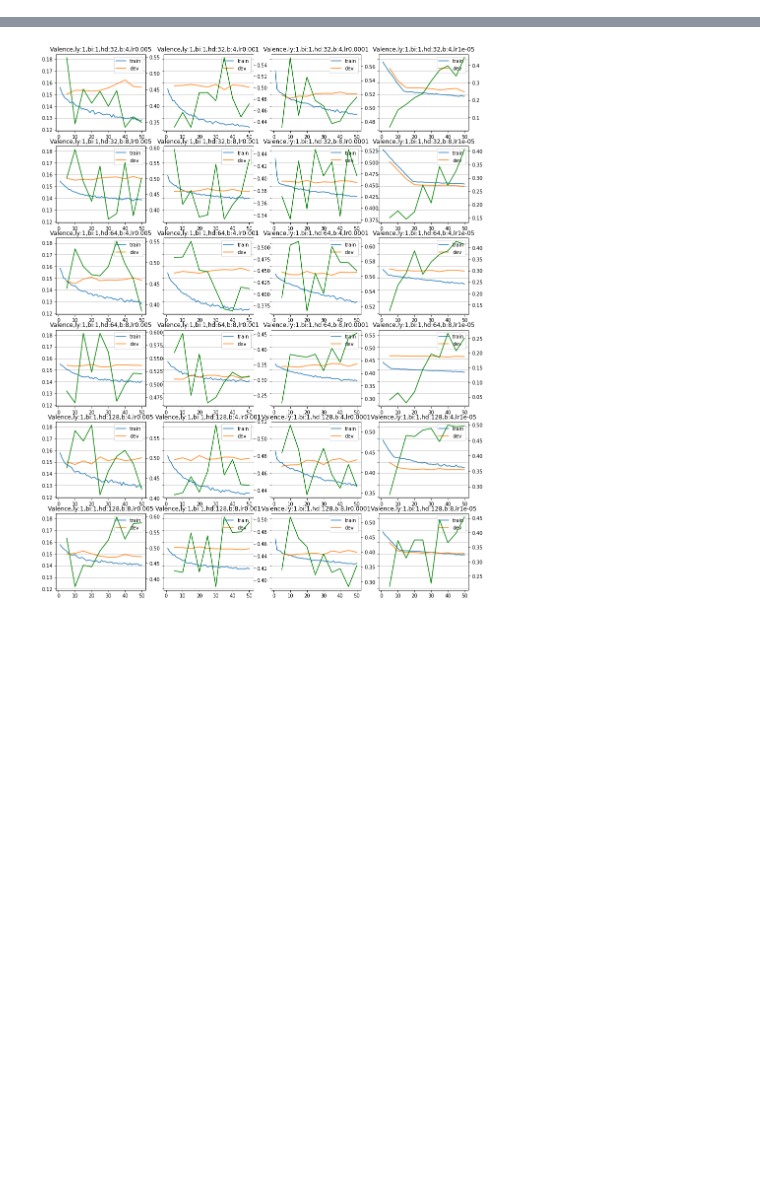
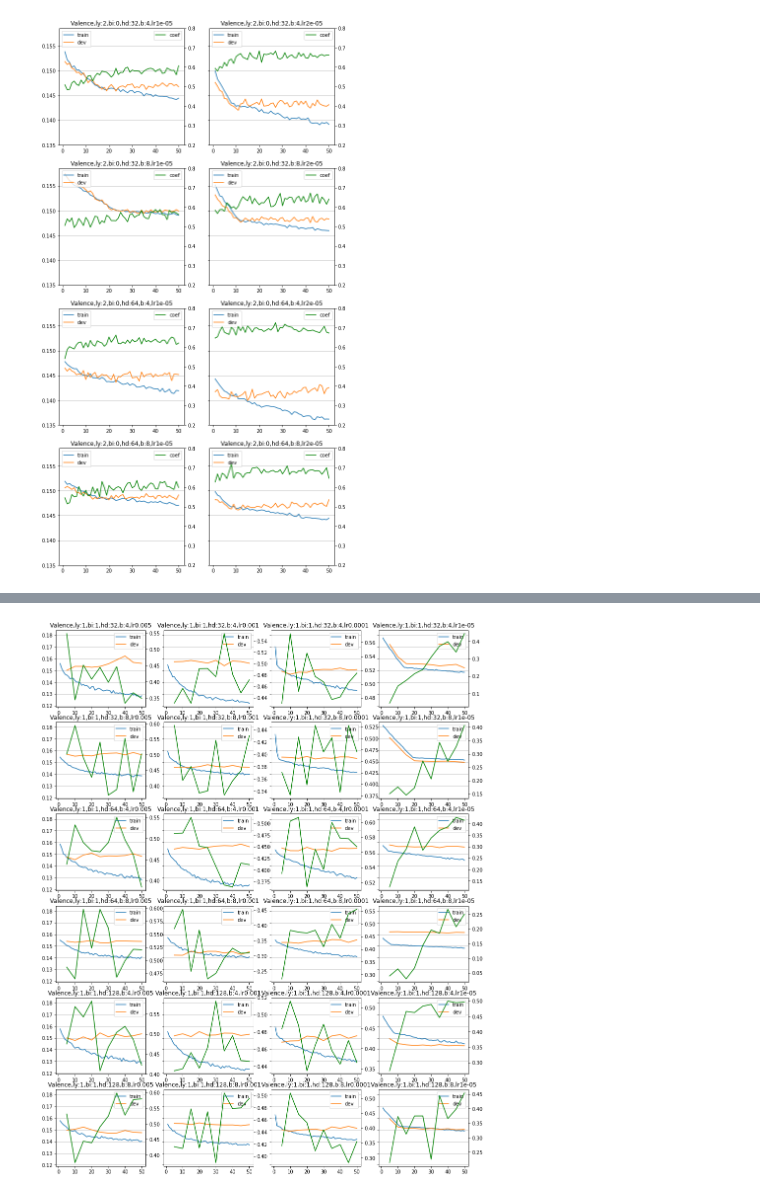
Before and after one commit to kurarrr/emotional-chatapp-core, a Jupyter notebook: api/analysis/plot.ipynb, the cells around one changed output, grey strips where cells are left out. Drawn from its saved outputs; the diff is of its cells as text; code cells hidden in the pictures; blank space fills up the shorter version.

```diff
--- a/api/analysis/plot.ipynb
+++ b/api/analysis/plot.ipynb
@@ -79,3 +122,38 @@ def plot_jsons_coef(json_dir,image_dir,names,titles,height,width,figsize=(10,20)
+# %%
+# dat_cross_valid_word_cut_only をみる
+# vad_types = ['Valence','Arousal']
+vad_types = ['Valence']
+
+json_dir = './dat_model_json/dat_cross_valid_word_cut_only/json/'
+image_dir = './image/dat_cross_valid_word_cut_only/'
+
+bss = [4,8]
+# lrs = [1e-5,2e-5,4e-5]
+lrs = [1e-5,2e-5]
+
+hidden_dims = [32,64]
+num_layers = [2]
+bis = [0]
+
+names = []
+titles = []
+
+for vad_type in vad_types:
+    for bi in bis:
+        for num_layer in num_layers:
+            for hidden_dim in hidden_dims:
+                for bs in bss:
+                    for lr in lrs:
+                        name = "{}_layer_{}_bi_{}_hd_{}_bs_{}_lr_{}.json".format(\
+                                vad_type,num_layer,bi,hidden_dim,bs,lr)
+                        title = "{},ly:{},bi:{},hd:{},b:{},lr{}".format(\
+                                vad_type,num_layer,bi,hidden_dim,bs,lr)
+                        names.append(name)
+                        titles.append(title)
+
+plot_jsons_for_cross_valid(json_dir,image_dir,names,titles,4,2,figsize=(10,20),print_coef=True)
+# %% [output]
+[figure, added]
 # %%
 # dat_word_cut_onlyの結果を見る
 vad_types = ['Valence']
```
Also changed, not shown: parts of 3 cells of this notebook, 4 other files.
